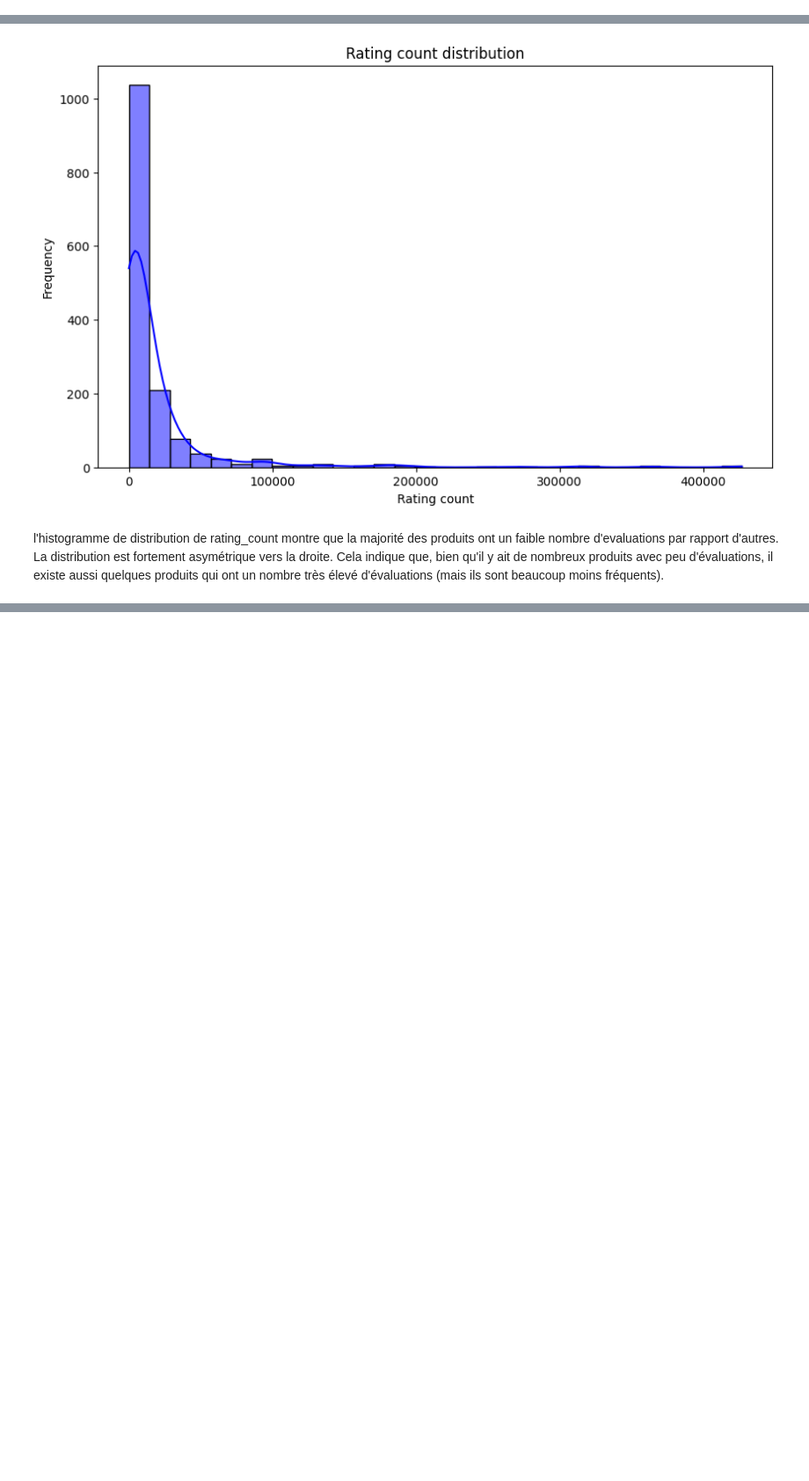
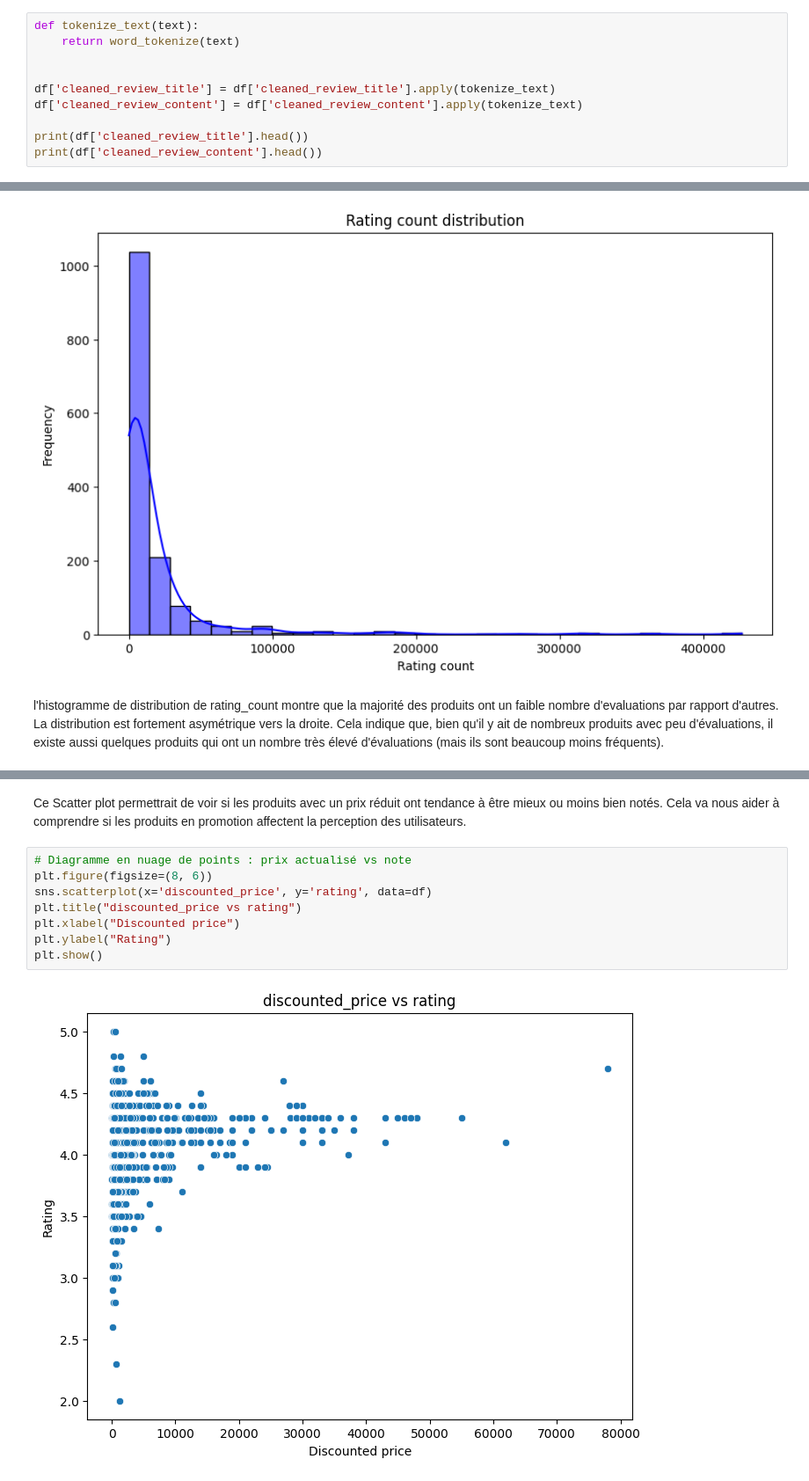
Before and after one commit to mariembahri21/Amazon_sales, a Jupyter notebook: Projet_DataScience.ipynb, the cells around one changed output, grey strips where cells are left out. Shown at 88% size. Saved outputs shown, nothing was run; the diff lists cells and outputs as text; blank space fills up the shorter version.

```diff
--- a/Projet_DataScience.ipynb
+++ b/Projet_DataScience.ipynb
@@ -183,0 +280,10 @@ Maintenant on une Dataset clean sans valeur null et sans duplicats prete a etre
+# %%
+def tokenize_text(text):
+    return word_tokenize(text)
+
+
+df['cleaned_review_title'] = df['cleaned_review_title'].apply(tokenize_text)
+df['cleaned_review_content'] = df['cleaned_review_content'].apply(tokenize_text)
+
+print(df['cleaned_review_title'].head())
+print(df['cleaned_review_content'].head())
@@ -320,0 +524,12 @@ La distribution est fortement asymétrique vers la droite. Cela indique que, bie
+# %% [markdown]
+Ce Scatter plot permettrait de voir si les produits avec un prix réduit ont tendance à être mieux ou moins bien notés. Cela va nous aider à comprendre si les produits en promotion affectent la perception des utilisateurs.
+# %%
+# Diagramme en nuage de points : prix actualisé vs note
+plt.figure(figsize=(8, 6))
+sns.scatterplot(x='discounted_price', y='rating', data=df)
+plt.title("discounted_price vs rating")
+plt.xlabel("Discounted price")
+plt.ylabel("Rating")
+plt.show()
+# %% [output]
+[figure, added]
```
Also changed, not shown: parts of 23 cells of this notebook.
